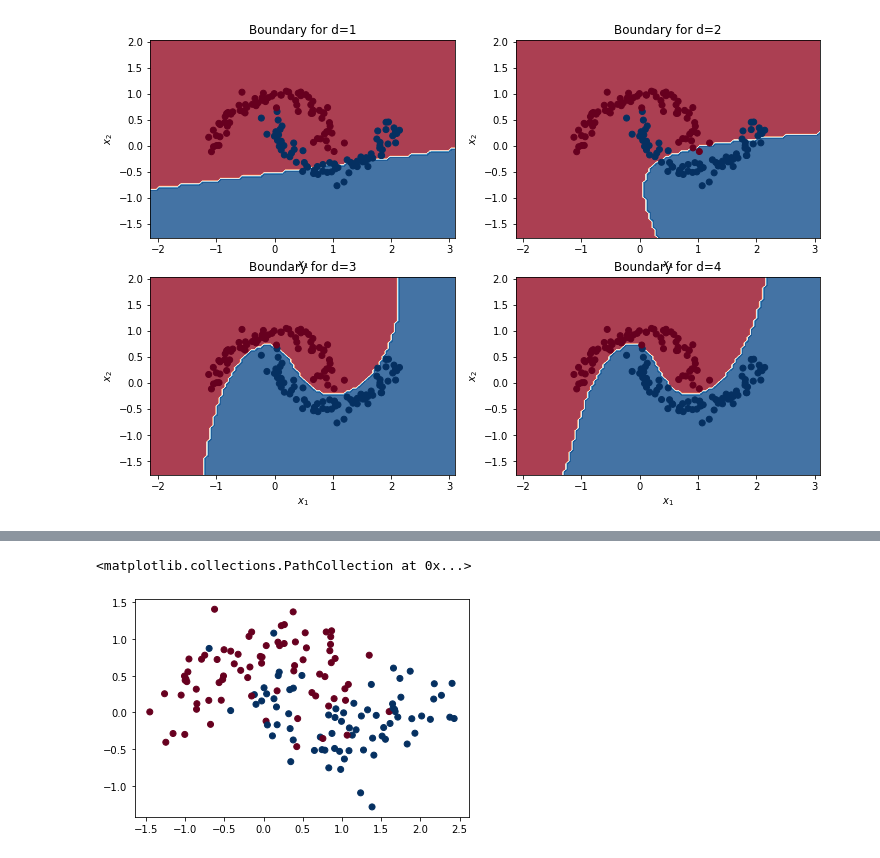
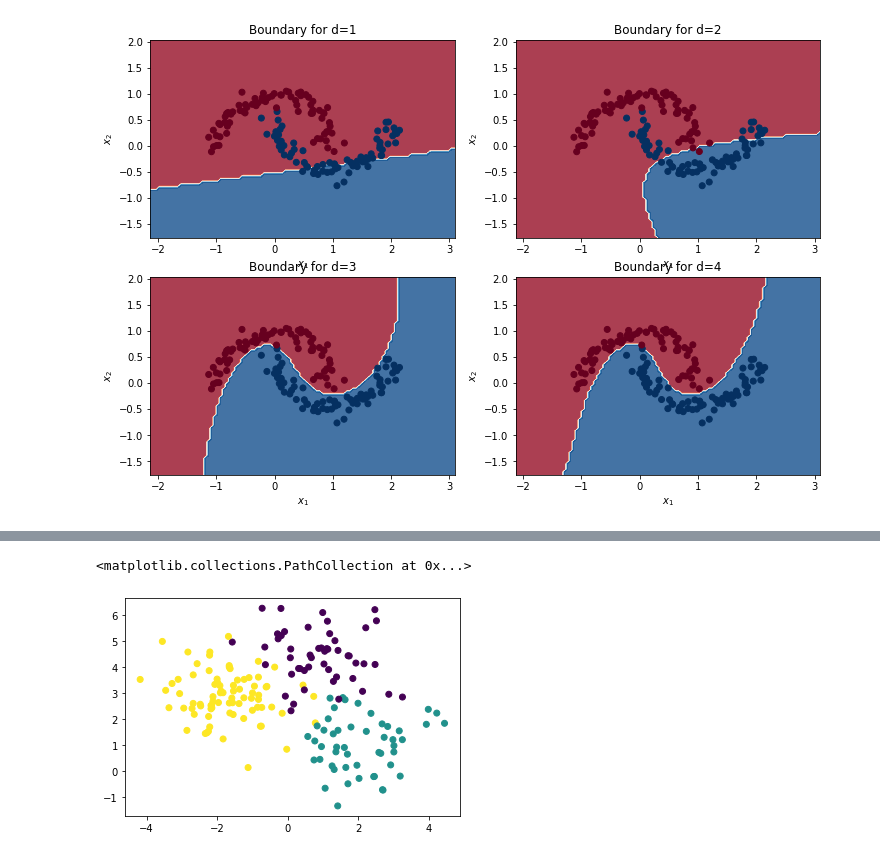
Before and after one commit to nerrma/tutoring, a Jupyter notebook: notebooks/KernelMethods-Lab.ipynb, the cells around one changed output, grey strips where cells are left out. Drawn from its saved outputs; the diff is of its cells as text; code cells hidden in the pictures.

```diff
--- a/notebooks/KernelMethods-Lab.ipynb
+++ b/notebooks/KernelMethods-Lab.ipynb
@@ -338,10 +398,10 @@ from sklearn.inspection import DecisionBoundaryDisplay
 # %%
-X, y = make_moons(n_samples=150, noise=0.3, random_state=0)
+X, y = make_blobs(n_samples=[50, 50, 80], random_state=0)
 # %%
-plt.scatter(X[:, 0], X[:, 1], c=y, cmap=plt.cm.RdBu)
+plt.scatter(X[:, 0], X[:, 1], c=y)
 # %% [output]
 <matplotlib.collections.PathCollection at 0x...>
-[figure, old version]
+[figure, new version]
 # %%
 fig, axs = plt.subplots(2, 4, figsize=(20, 10))
 arg_grid = [
```
Also changed, not shown: parts of 27 cells of this notebook.
